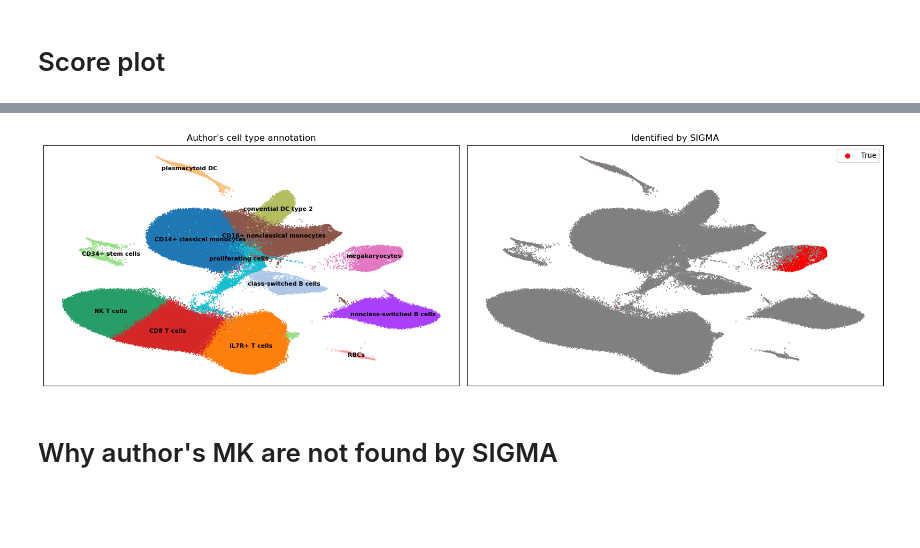
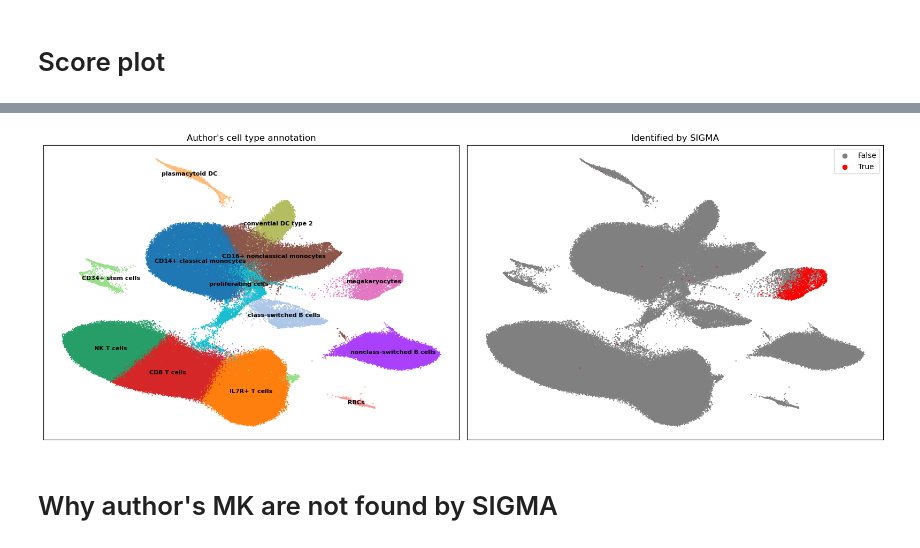
Before and after one commit to Guitout31415/SIGMA, a Jupyter notebook: notebooks/compare_fortman_sigma.ipynb, the cells around one changed output, grey strips where cells are left out. Saved outputs shown, nothing was run; the diff lists cells and outputs as text; code cells hidden in the pictures; blank space fills up the shorter version.

```diff
--- a/notebooks/compare_fortman_sigma.ipynb
+++ b/notebooks/compare_fortman_sigma.ipynb
@@ -158,10 +19,10 @@ def plot_gene_expression_summary(adata, top_genes, category, title=None, ax=None
 # %%
 adata_sigma = sc.read_h5ad("/mnt/projects_tn03/Data_MK/article/results_fortman/merge.h5ad")
-adata_author = sc.read_h5ad("/mnt/projects_tn03/Data_MK/article/mk_fortman/BloodAdvances_COVID_Megakaryocytes.h5ad")
+adata_author = sc.read_h5ad("/mnt/scratch/guillaume/BloodAdvances_COVID_Megakaryocytes.h5ad")
 
 adata_sigma.obs_names = [re.sub(r"-Blood.*", "", name) for name in adata_sigma.obs_names]
 # %%
-adata_sumry = ad.AnnData(adata_author.X, var=adata_author.var)
+adata_sumry = ad.AnnData(adata_author.layers["counts"], var=adata_author.var)
 adata_sumry.obs_names = adata_author.obs_names
 
 # Add UMAP coordinates
@@ -175,6 +36,7 @@ adata_sumry.obs["donor"] = adata_author.obs["sample"]
 adata_sumry.obs["phase"] = adata_author.obs["phase"]
 adata_sumry.obs["dataset"] = adata_author.obs["dataset"]
 adata_sumry.obs["celltype"] = adata_author.obs["clusters"]
+adata_sumry.obs["disease"] = adata_author.obs["disease"]
 
 adata_sumry.obs["score"] = 0.0
 adata_sumry.obs.loc[adata_sigma.obs_names, "score"] = adata_sigma.obs["score"].values
@@ -190,18 +52,18 @@ adata_sumry.layers["log1p"] = adata_sumry.X
 # %% [markdown]
 # Score plot
 # %%
-seuil = 0.97
+seuil = 0.95
 
-fig, ax = plt.subplots(figsize=(8,4))
+fig, ax = plt.subplots(figsize=(20,4))
 
-ax.hist(adata_sigma.obs["score"], bins=200)
+ax.hist(adata_sumry.obs["score"], bins=500)
 ax.set_xlabel("Score")
 ax.set_ylabel("Number of cells")
 ax.set_yscale("log")
 ax.set_title("Distribution of SIGMA scores")
 ax.grid(axis='y', linestyle='--')
 ax.axvline(seuil, color='red', linestyle='--', linewidth=1)
-ax.text(seuil + 0.005, ax.get_ylim()[1]*0.9, str(seuil), color='red', ha='left', va='top')
+ax.text(seuil + 0.005, ax.get_ylim()[1]*0.7, str(seuil), color='red', ha='left', va='top')
 
 fig.savefig("figures/fortman_Score.svg", bbox_inches="tight", dpi=300)
 plt.show()
@@ -210,64 +72,44 @@ plt.show()
 # %%
 MK_found_by_sigma = adata_sumry.obs["score"] >= seuil
 adata_sumry.obs["Identified by SIGMA"] = MK_found_by_sigma.astype(str)
 
 # Put "False" first so "True" is plotted on top and set explicit colors
-adata_sumry.obs["Identified by SIGMA"] = pd.Categorical(
-    adata_sumry.obs["Identified by SIGMA"],
-    categories=["False", "True"],
-    ordered=True,
-)
+adata_sumry.obs["Identified by SIGMA"] = pd.Categorical(adata_sumry.obs["Identified by SIGMA"],
+                                                        categories=["False", "True"], ordered=True)
 
 # Colors must follow the category order: ["False", "True"]
 adata_sumry.uns["Identified by SIGMA_colors"] = ["#808080", "#ff0000"]
 
-fig, ax = plt.subplots(ncols=2, figsize=(16, 5))
+fig, ax = plt.subplots(ncols=2, figsize=(16, 6))
 
-sc.pl.umap(
-    adata_sumry,
-    s=10,
-    title="Author's cell type annotation",
-    color="celltype",
-    ax=ax[0],
-    legend_loc="on data",
-    legend_fontsize=8,
-    show=False,
-)
+sc.pl.umap(adata_sumry, s=10, title="Author's cell type annotation", color="celltype",
+           ax=ax[0], legend_loc="on data", legend_fontsize=8, show=False)
 
 # Plot "False" first, then overlay "True" so red points are on top of grey
-sc.pl.umap(
-    adata_sumry[adata_sumry.obs["Identified by SIGMA"] == "False"],
-    s=10,
-    title="MK identified by SIGMA",
-    color="Identified by SIGMA",
-    ax=ax[1],
-    legend_loc=None,
-    show=False,
-)
+sc.pl.umap(adata_sumry[adata_sumry.obs["Identified by SIGMA"] == "False"], s=10,
+           title="MK identified by SIGMA", color="Identified by SIGMA", ax=ax[1], legend_loc=None, show=False)
 
-sc.pl.umap(
-    adata_sumry[adata_sumry.obs["Identified by SIGMA"] == "True"],
-    s=10,
-    color="Identified by SIGMA",
-    ax=ax[1],
-    legend_loc="upper right",
-    show=False,
-)
+sc.pl.umap(adata_sumry[adata_sumry.obs["Identified by SIGMA"] == "True"], s=10,
+           color="Identified by SIGMA", ax=ax[1], legend_loc=None, show=False)
+
+sc.pl.umap(adata_sumry[adata_sumry.obs["Identified by SIGMA"] != "none"], s=0,
+           color="Identified by SIGMA", ax=ax[1], legend_loc="upper right", show=False)
+
 
 for a in ax:
     a.set_xlabel("")
     a.set_ylabel("")
     a.tick_params(labelbottom=False, labelleft=False)
     a.set_xticklabels([])
     a.set_yticklabels([])
 
 plt.tight_layout()
 # fig.savefig("figures/SIGMAvsCLUSTER.png", format='png', bbox_inches='tight', dpi=300)
 # fig.savefig("figures/fortman_SIGMAvsCLUSTER.svg", bbox_inches='tight', dpi=300)
 fig.savefig("figures/fortman_SIGMAvsCLUSTER.tiff", bbox_inches='tight', dpi=300)
 plt.show()
 # %% [output]
-[figure, old version]
+[figure, new version]
 # %% [markdown]
 # Why author's MK are not found by SIGMA
 # %%
```
Also changed, not shown: parts of 12 cells of this notebook, 7 other files.
